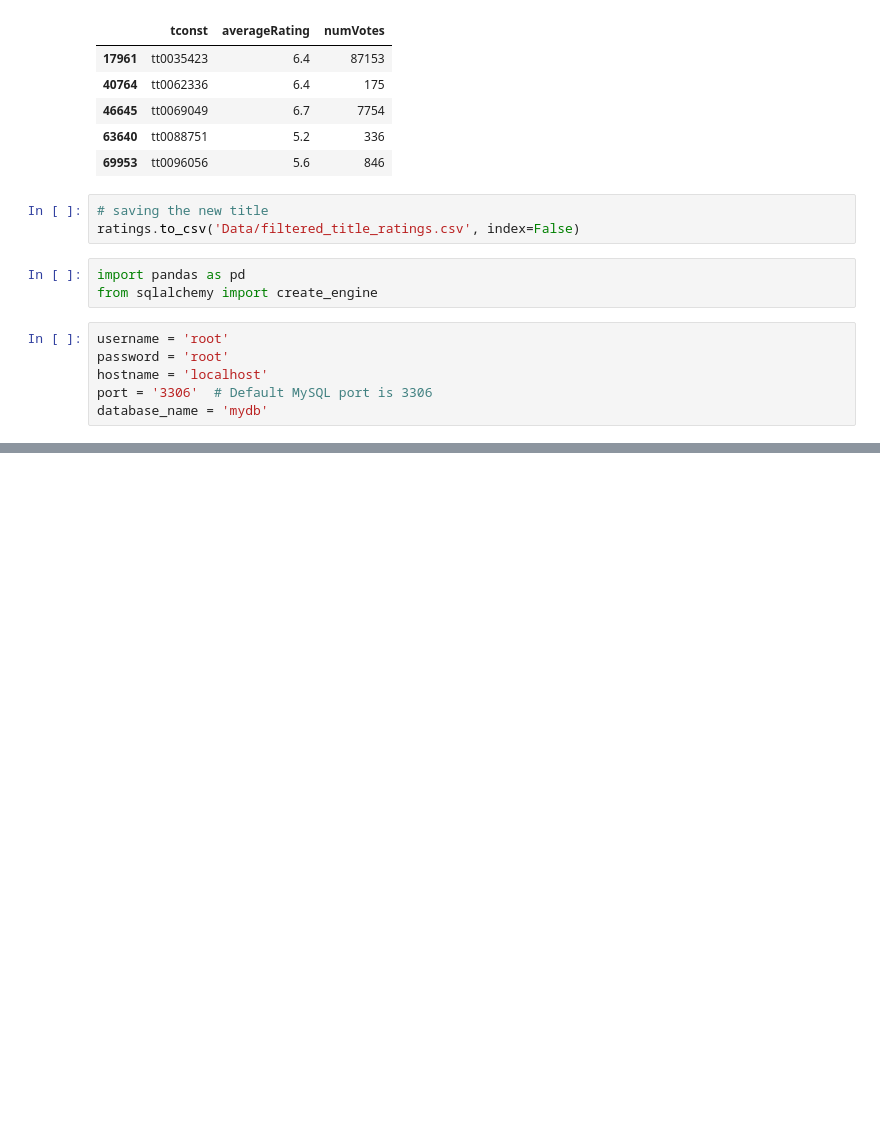
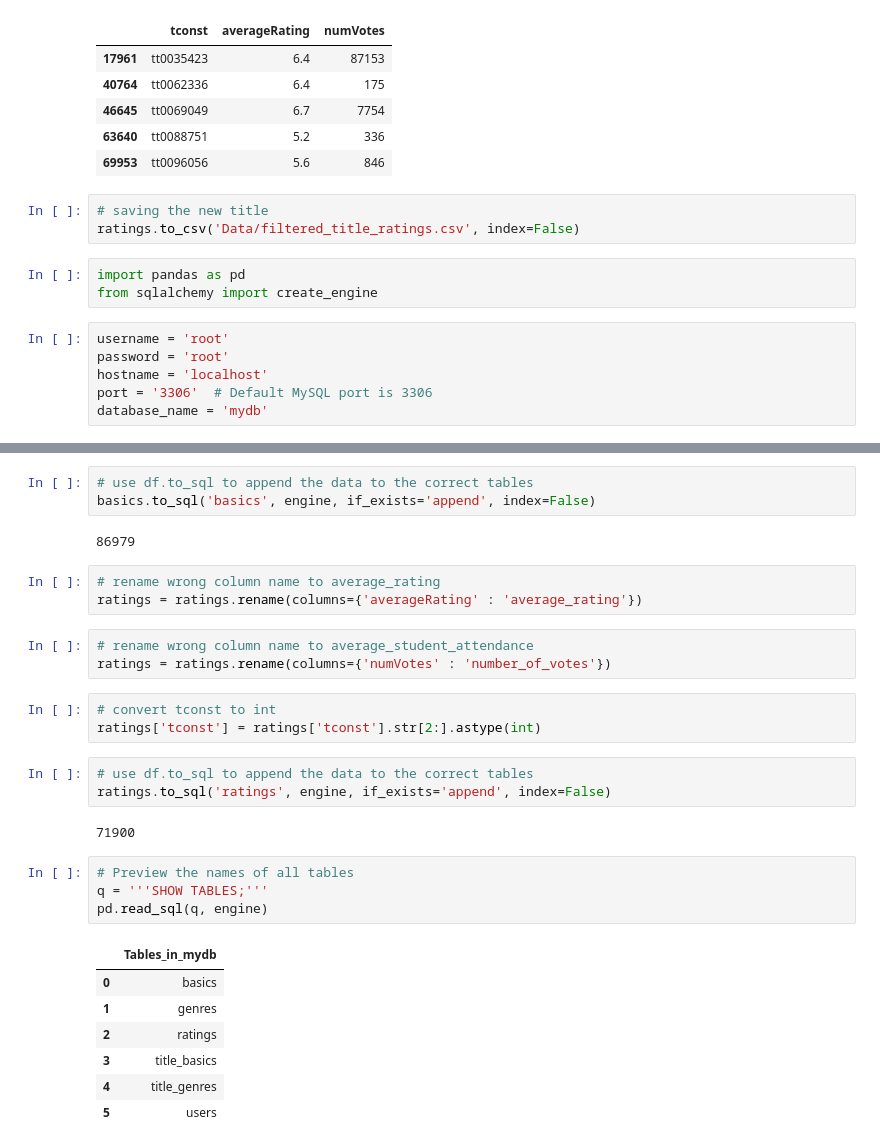
Before and after one commit to YanaJewelll/Characteristics-of-Successful-Movies, a Jupyter notebook: SuccessfulMovies.ipynb, the cells around one changed output, grey strips where cells are left out. Cells and saved outputs as stored; diff of their text form; blank space fills up the shorter version.

```diff
--- a/SuccessfulMovies.ipynb
+++ b/SuccessfulMovies.ipynb
@@ -230,0 +302,31 @@ NameError: name 'title' is not defined
+# %%
+# use df.to_sql to append the data to the correct tables
+basics.to_sql('basics', engine, if_exists='append', index=False)
+# %% [output]
+86979
+# %%
+# rename wrong column name to average_rating
+ratings = ratings.rename(columns={'averageRating' : 'average_rating'})
+# %%
+# rename wrong column name to average_student_attendance
+ratings = ratings.rename(columns={'numVotes' : 'number_of_votes'})
+# %%
+# convert tconst to int
+ratings['tconst'] = ratings['tconst'].str[2:].astype(int)
+# %%
+# use df.to_sql to append the data to the correct tables
+ratings.to_sql('ratings', engine, if_exists='append', index=False)
+# %% [output]
+71900
+# %%
+# Preview the names of all tables
+q = '''SHOW TABLES;'''
+pd.read_sql(q, engine)
+# %% [output]
+|  | Tables_in_mydb |
+| 0 | basics |
+| 1 | genres |
+| 2 | ratings |
+| 3 | title_basics |
+| 4 | title_genres |
+| 5 | users |
```
Also changed, not shown: parts of 19 cells of this notebook.
